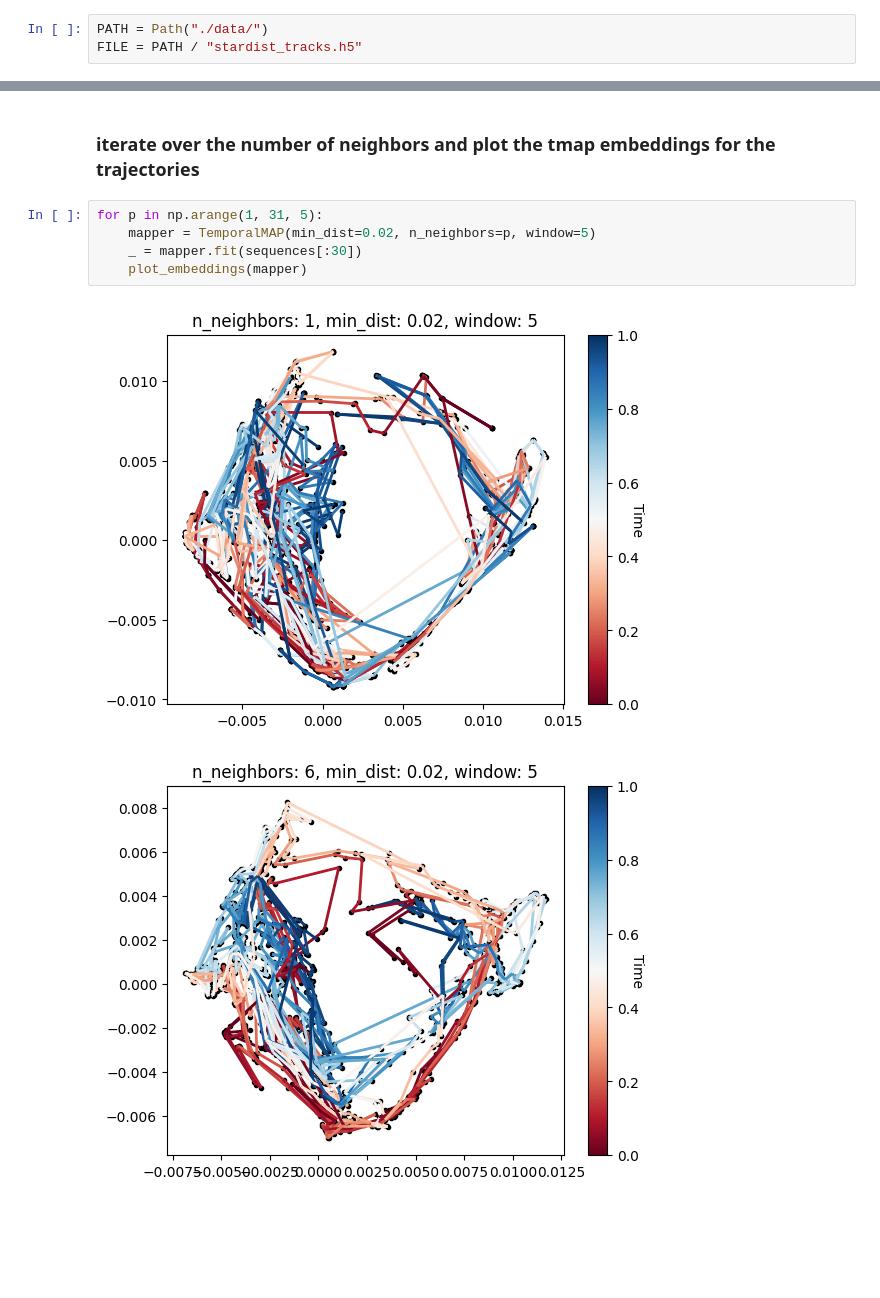
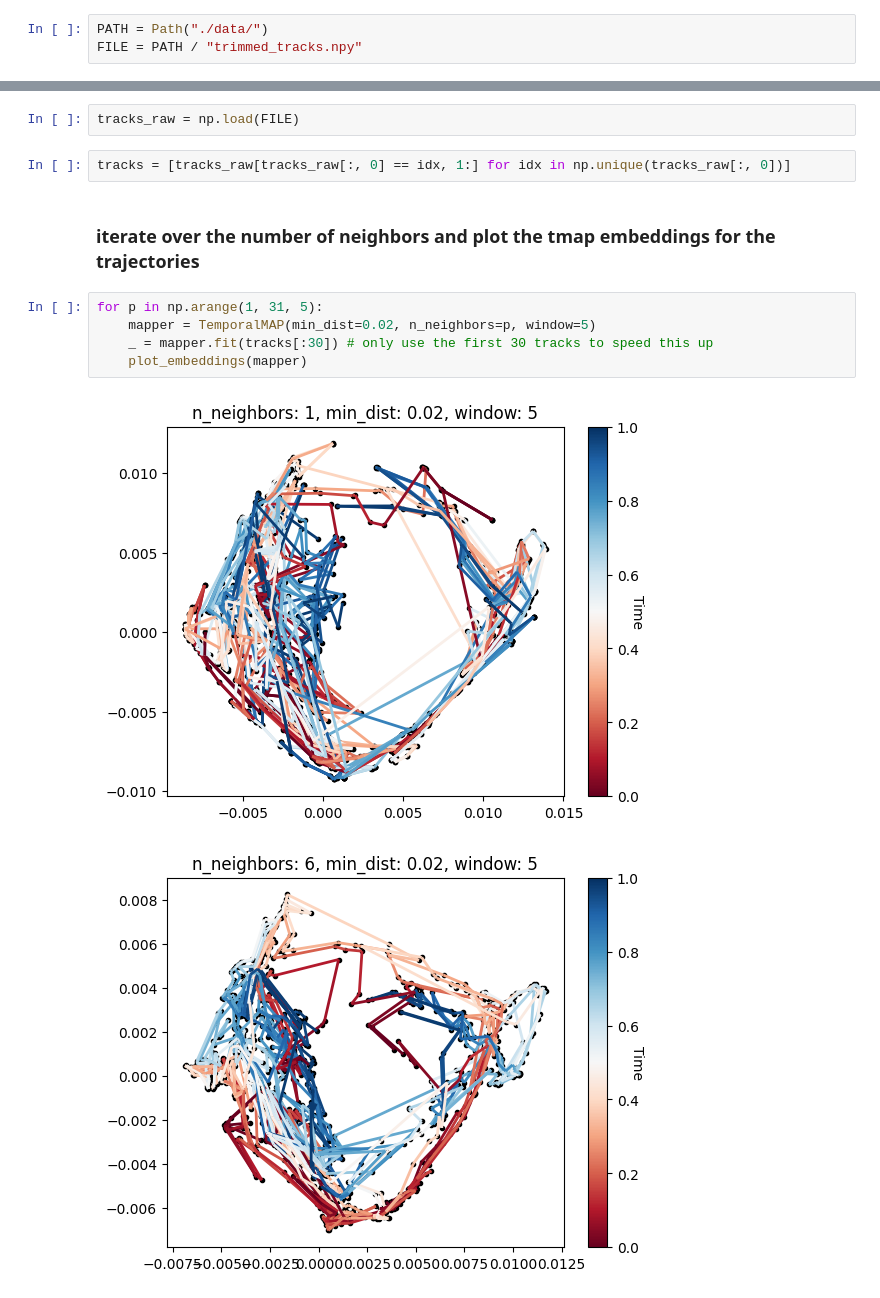
Before and after one commit to quantumjot/tmap, a Jupyter notebook: examples/fit.ipynb, the cells around one changed output, grey strips where cells are left out. Cells and saved outputs as stored; diff of their text form; blank space fills up the shorter version.

```diff
--- a/examples/fit.ipynb
+++ b/examples/fit.ipynb
@@ -12,3 +13,3 @@ from tmap.utils import plot_embeddings
 # %%
 PATH = Path("./data/")
-FILE = PATH / "stardist_tracks.h5"
+FILE = PATH / "trimmed_tracks.npy"
@@ -31,10 +16,14 @@ sequences = [filter_track(t)[:50, ...] for t in tracks]
+# %%
+tracks_raw = np.load(FILE)
+# %%
+tracks = [tracks_raw[tracks_raw[:, 0] == idx, 1:] for idx in np.unique(tracks_raw[:, 0])]
 # %% [markdown]
 ### iterate over the number of neighbors and plot the tmap embeddings for the trajectories
 # %%
 for p in np.arange(1, 31, 5):
     mapper = TemporalMAP(min_dist=0.02, n_neighbors=p, window=5)
-    _ = mapper.fit(sequences[:30])
+    _ = mapper.fit(tracks[:30]) # only use the first 30 tracks to speed this up
     plot_embeddings(mapper)
 # %% [output]
-[figure, old version]
+[figure, new version]
-[figure, old version]
+[figure, new version]
```
Also changed, not shown: parts of 7 cells of this notebook, 1 other file.
